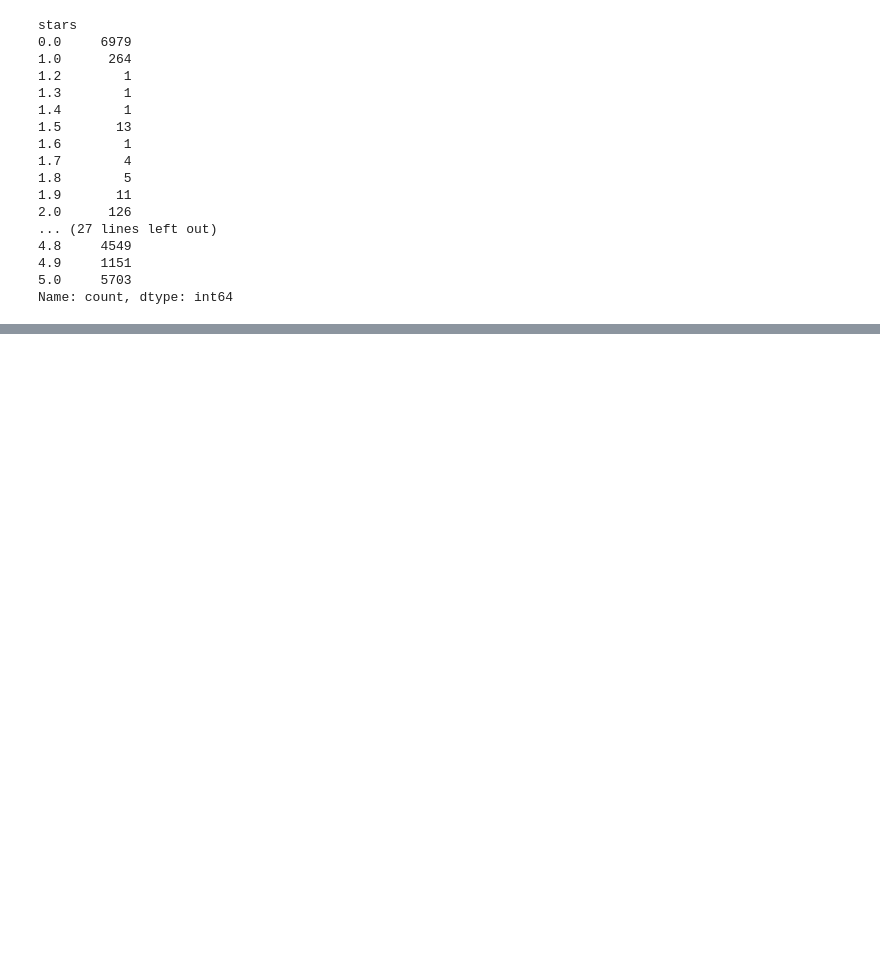
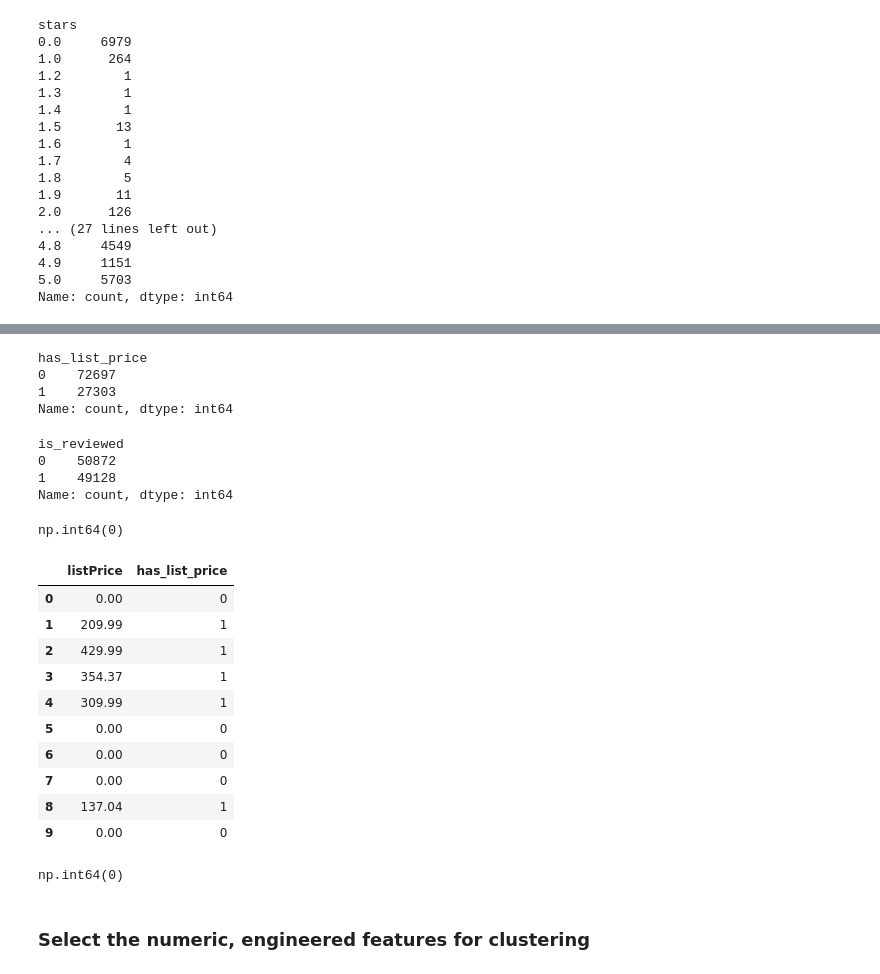
Before and after one commit to Niraj7272/E-Commerce_Product_Clustering_K-Means, a Jupyter notebook: notebooks/product_Clustering.ipynb, the cells around one changed output, grey strips where cells are left out. Saved outputs shown, nothing was run; the diff lists cells and outputs as text; code cells hidden in the pictures; blank space fills up the shorter version.

```diff
--- a/notebooks/product_Clustering.ipynb
+++ b/notebooks/product_Clustering.ipynb
@@ -299,0 +387,36 @@ Name: count, dtype: int64
+# %%
+df['has_list_price'].value_counts()
+# %% [output]
+has_list_price
+0    72697
+1    27303
+Name: count, dtype: int64
+# %%
+df['is_reviewed'].value_counts()
+# %% [output]
+is_reviewed
+0    50872
+1    49128
+Name: count, dtype: int64
+# %%
+df['listPrice'] = df['listPrice'].fillna(0)
+# %%
+df['listPrice'].isna().sum()
+# %% [output]
+np.int64(0)
+# %%
+df['log_listPrice'] = np.log1p(df['listPrice'])
+# %%
+df[['listPrice', 'has_list_price']].head(10)
+# %% [output]
+|  | listPrice | has_list_price |
+| 0 | 0.00 | 0 |
+| 1 | 209.99 | 1 |
+| 2 | 429.99 | 1 |
+| 3 | 354.37 | 1 |
+| 4 | 309.99 | 1 |
+| 5 | 0.00 | 0 |
+| 6 | 0.00 | 0 |
+| 7 | 0.00 | 0 |
+| 8 | 137.04 | 1 |
+| 9 | 0.00 | 0 |
@@ -299,0 +425,6 @@ Name: count, dtype: int64
+# %%
+df['stars'].isna().sum()
+# %% [output]
+np.int64(0)
+# %% [markdown]
+### Select the numeric, engineered features for clustering
```
Also changed, not shown: parts of 23 cells of this notebook.
